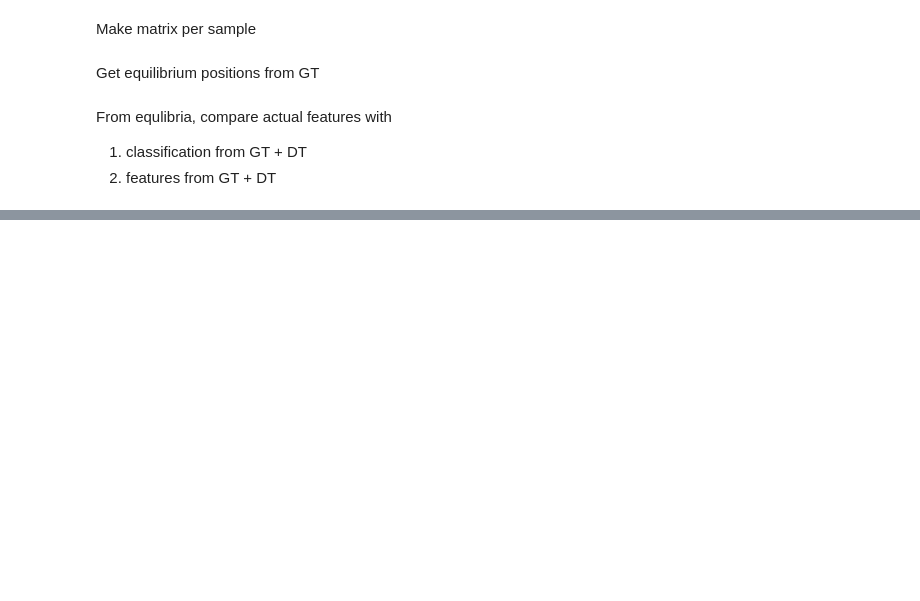
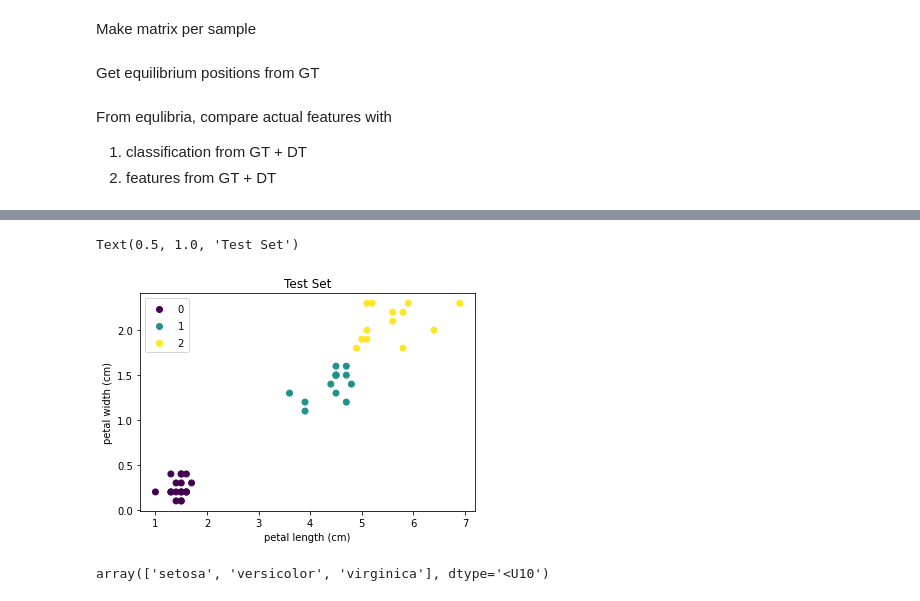
Before and after one commit to andrewcchan/gt-xai, a Jupyter notebook: GT_final.ipynb, the cells around one changed output, grey strips where cells are left out. Drawn from its saved outputs; the diff is of its cells as text; code cells hidden in the pictures; blank space fills up the shorter version.

```diff
--- a/GT_final.ipynb
+++ b/GT_final.ipynb
@@ -375,0 +389,13 @@ petal_width_counter accuracy: 0.28888888888888886
+# %%
+scatter = plt.scatter(X_test[:, 2], X_test[:, 3], c=y_test)
+plt.xlabel(iris.feature_names[2])
+plt.ylabel(iris.feature_names[3])
+plt.legend(*scatter.legend_elements())
+plt.title('Test Set')
+# %% [output]
+Text(0.5, 1.0, 'Test Set')
+[figure, added]
+# %%
+iris.target_names
+# %% [output]
+array(['setosa', 'versicolor', 'virginica'], dtype='<U10')
```
Also changed, not shown: parts of 11 cells of this notebook.
